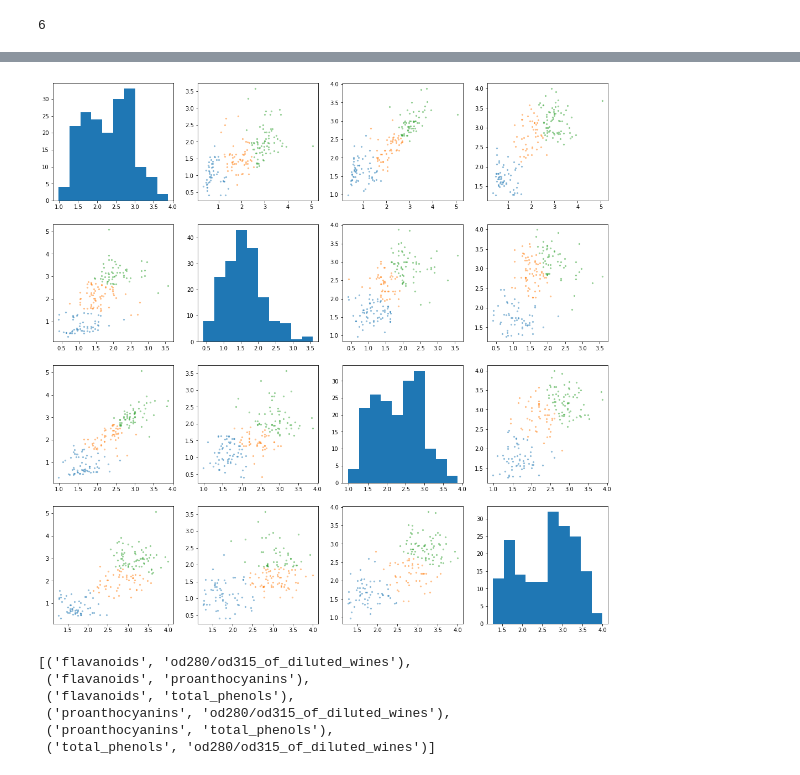
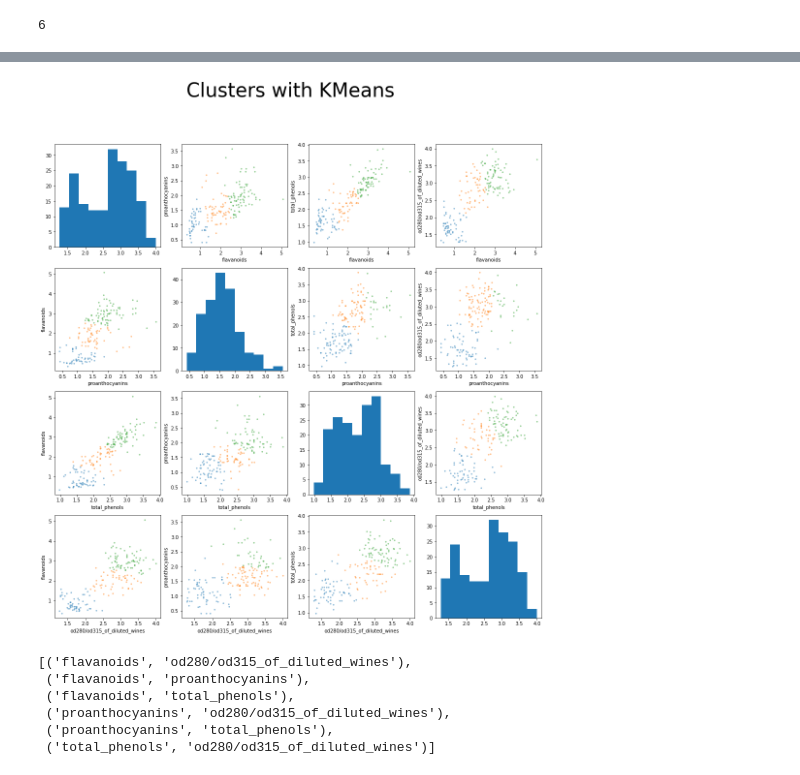
Before and after one commit to DomZeman/cogs118B-final-project, a Jupyter notebook: project final.ipynb, the cells around one changed output, grey strips where cells are left out. Saved outputs shown, nothing was run; the diff lists cells and outputs as text; code cells hidden in the pictures.

```diff
--- a/project final.ipynb
+++ b/project final.ipynb
@@ -93,14 +93,15 @@ normNewCov = normalize(newData).cov()
 # plot the top features graphs
 features = list(newData.columns)
 figure, axs = plt.subplots(4,4, figsize = (20,20))
-
+figure.suptitle('Top Correlated Features', fontsize=40)
 for i, attribute_1 in enumerate(features):
     for j,attribute_2 in enumerate(features):
         if i == j:
             axs[i,j].hist(newData[attribute_1])
+            axs[i,j].set(xlabel=attribute_1, ylabel=attribute_2)
 
         else:
             axs[i,j].scatter(newData[attribute_1], newData[attribute_2], 20, marker=".", alpha=1)
-            -
-plt.show()
+            axs[i,j].set(xlabel=attribute_1, ylabel=attribute_2)
+#plt.show()
 # %% [output]
@@ -239,37 +240,37 @@ def getMus(datapoints, k):
     return mus[mus[:, 0].argsort()]
 
 figure, axs = plt.subplots(4,4, figsize = (18,18))
-
+figure.suptitle('Clusters with KMeans', fontsize=40)
 for i in range(4):
     for j in range(4):
         if i != j:
             ft1Name = newData.columns[i]
             ft2Name = newData.columns[j]
 
             feature1 = np.array(newData[ft1Name])
             feature2 = np.array(newData[ft2Name])
             datapoints = np.column_stack((feature1,feature2))
             k = 3
 
             mus = getMus(datapoints, k)
 
             nearest_mus = find_nearest_mu(datapoints, mus)
 
 
             for k in range(k):
                 x = np.array([])
                 y = np.array([])
                 for index in range(len(nearest_mus)):
                     if nearest_mus[index] == k:
                         x = np.append(x, feature1[index])
                         y = np.append(y, feature2[index])
                 axs[i,j].scatter(x, y, 20, marker=".", alpha=0.4)
+                axs[i,j].set(xlabel=ft1Name, ylabel=ft2Name)
 
         if i == j:
             axs[i,j].hist(feature1)
-plt.show()
 # %% [output]
-[figure, old version]
+[figure, new version]
 # %%
 from sklearn.mixture import GaussianMixture
 feats
```
Also changed, not shown: parts of 8 cells of this notebook.
